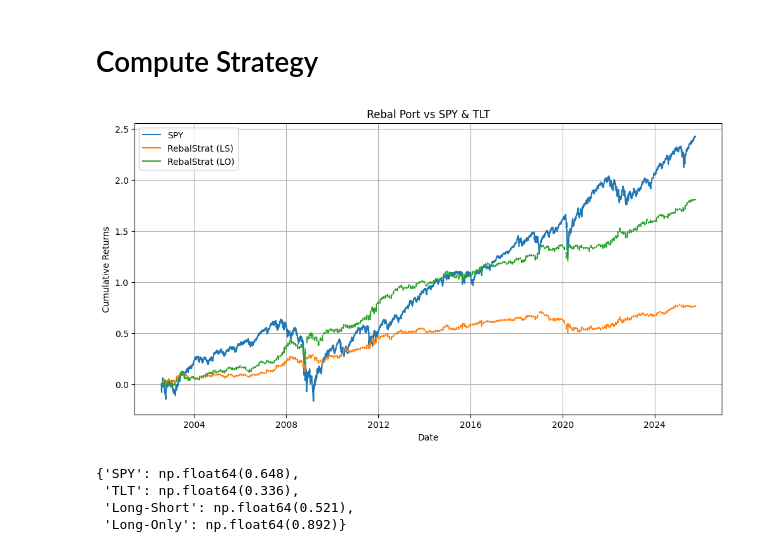
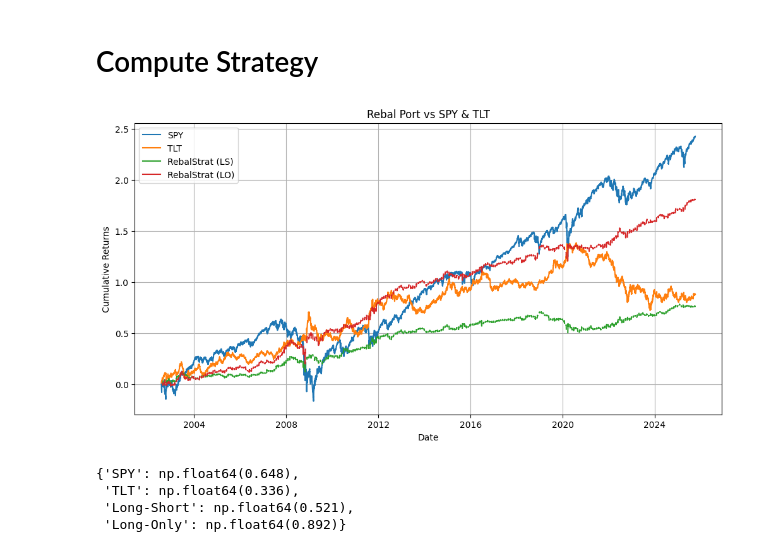
Before and after one commit to jai-chau/monthEndRebalance, a Jupyter notebook: rebal.ipynb, the cells around one changed output. Drawn from its saved outputs; the diff is of its cells as text; code cells hidden in the pictures.

Commit message:
show all plots

```diff
--- a/rebal.ipynb
+++ b/rebal.ipynb
@@ -112,18 +112,18 @@ for col in ["r_spy", "r_tlt", "r_strat_ls", "r_strat_lo"]:
 # %%
 # --- Plotting ---
 plt.figure(figsize=(12,6))
 plt.plot(finalRet["date"], finalRet["cum_r_spy"], label="SPY")
-# plt.plot(finalRet["date"], finalRet["cum_r_tlt"], label="TLT")
+plt.plot(finalRet["date"], finalRet["cum_r_tlt"], label="TLT")
 plt.plot(finalRet["date"], finalRet["cum_r_strat_ls"], label="RebalStrat (LS)")
 plt.plot(finalRet["date"], finalRet["cum_r_strat_lo"], label="RebalStrat (LO)")
 plt.legend()
 plt.title("Rebal Port vs SPY & TLT")
 plt.xlabel("Date")
 plt.ylabel("Cumulative Returns")
 plt.grid(True)
 plt.show()
 # %% [output]
-[figure, old version]
+[figure, new version]
 # %%
 # Calc sharpe ratio
 sharpe = {
```
